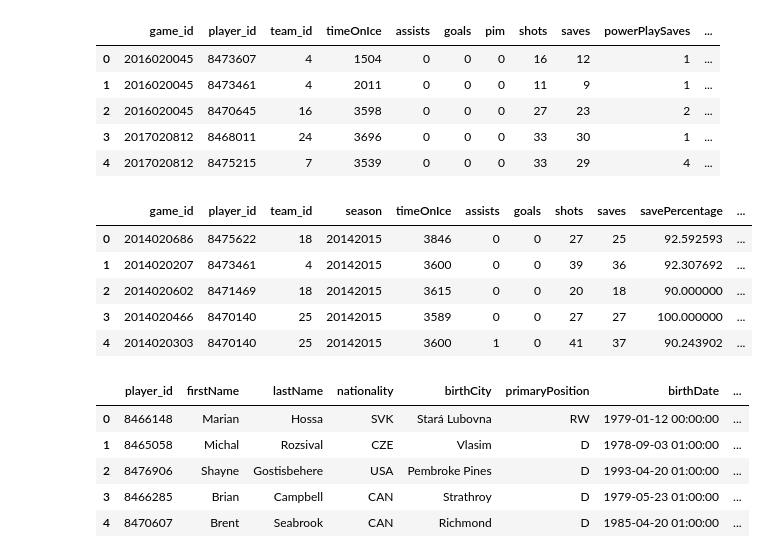
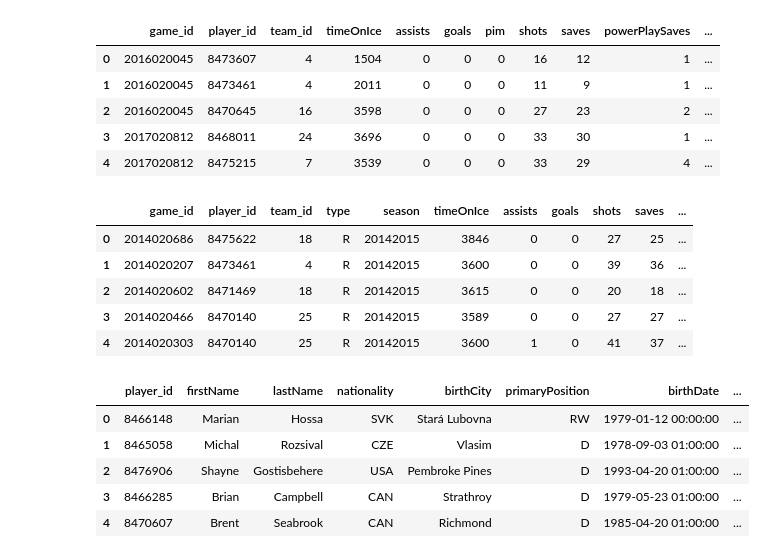
Before and after one commit to mattuzi17/ETL-Project, a Jupyter notebook: NHL_jupyternotebook.ipynb, the cells around one changed output. Saved outputs shown, nothing was run; the diff lists cells and outputs as text; code cells hidden in the pictures.

Commit message:
update to filtered data frames

```diff
--- a/NHL_jupyternotebook.ipynb
+++ b/NHL_jupyternotebook.ipynb
@@ -63,40 +73,43 @@ new_goalie_df = goalie_stats_df[['game_id', 'player_id', 'team_id', 'timeOnIce',
 
 #add goals against column
 new_goalie_df['goals_against'] = new_goalie_df['shots'] - new_goalie_df['saves']
 goalie_df1 = new_goalie_df.drop_duplicates()
 goalie_df = goalie_df1.fillna(0)
 
 #add shutout and win columns
 goalie_df['shutout'] = np.where((goalie_df['goals_against'] == 0) & (goalie_df['decision']!= 0), 1, 0)
 goalie_df['win'] = np.where((goalie_df['decision']== 'W'), 1, 0)
 
 
 #add fantasy points column to goalie df
 goalie_df['fantasy_points'] = (goalie_df['goals']*12 + goalie_df['assists']*8 + goalie_df['saves']*0.8 + goalie_df['shutout']*8 + goalie_df['goals_against']*-4 + goalie_df['win']*12)
 goalie_df
 
 df_1 = goalie_df.merge(new_player_info_df, how='left', left_on='player_id', right_on='player_id')
 df_2 = df_1.merge(game_info_df, on='game_id')
 df_3 = df_2.merge(new_team_df, on ='team_id')
 df_3.head()
 
-df_4 = df_3[['game_id', 'player_id', 'team_id', 'season', 'timeOnIce', 'assists', 'goals', 'shots', 'saves', 'savePercentage', 'decision', 'fantasy_points', 'shortName','firstName', 'lastName',]]
+df_4 = df_3[['game_id', 'player_id', 'team_id', 'type', 'season', 'timeOnIce', 'assists', 'goals', 'shots', 'saves', 'savePercentage', 'decision', 'fantasy_points', 'shortName','firstName', 'lastName',]]
 
 df_5 = df_4.sort_values(by='season', ascending = True)
 
 #filter for last 6 seasons
 filter_list = [20142015, 20152016, 20162017, 20172018, 20182019, 20192020]
+filter_type = ['R']
 
 goalie_df = df_5[df_5.season.isin(filter_list)]
 goalie_df.reset_index(drop=True, inplace=True)
 goalie_df.head()
+new_goalie_df = goalie_df[goalie_df.type.isin(filter_type)]
+new_goalie_df.head()
 # %% [output]
-|  | game_id | player_id | team_id | season | timeOnIce | assists | goals | shots | saves | savePercentage | ... |
-| 0 | 2014020686 | 8475622 | 18 | 20142015 | 3846 | 0 | 0 | 27 | 25 | 92.592593 | ... |
-| 1 | 2014020207 | 8473461 | 4 | 20142015 | 3600 | 0 | 0 | 39 | 36 | 92.307692 | ... |
-| 2 | 2014020602 | 8471469 | 18 | 20142015 | 3615 | 0 | 0 | 20 | 18 | 90.000000 | ... |
-| 3 | 2014020466 | 8470140 | 25 | 20142015 | 3589 | 0 | 0 | 27 | 27 | 100.000000 | ... |
-| 4 | 2014020303 | 8470140 | 25 | 20142015 | 3600 | 1 | 0 | 41 | 37 | 90.243902 | ... |
+|  | game_id | player_id | team_id | type | season | timeOnIce | assists | goals | shots | saves | ... |
+| 0 | 2014020686 | 8475622 | 18 | R | 20142015 | 3846 | 0 | 0 | 27 | 25 | ... |
+| 1 | 2014020207 | 8473461 | 4 | R | 20142015 | 3600 | 0 | 0 | 39 | 36 | ... |
+| 2 | 2014020602 | 8471469 | 18 | R | 20142015 | 3615 | 0 | 0 | 20 | 18 | ... |
+| 3 | 2014020466 | 8470140 | 25 | R | 20142015 | 3589 | 0 | 0 | 27 | 27 | ... |
+| 4 | 2014020303 | 8470140 | 25 | R | 20142015 | 3600 | 1 | 0 | 41 | 37 | ... |
 # %%
 #store player info csv into dataframe
 player_info_df = pd.read_csv('data/player_info copy.csv')
```
Also changed, not shown: parts of 3 cells of this notebook.
